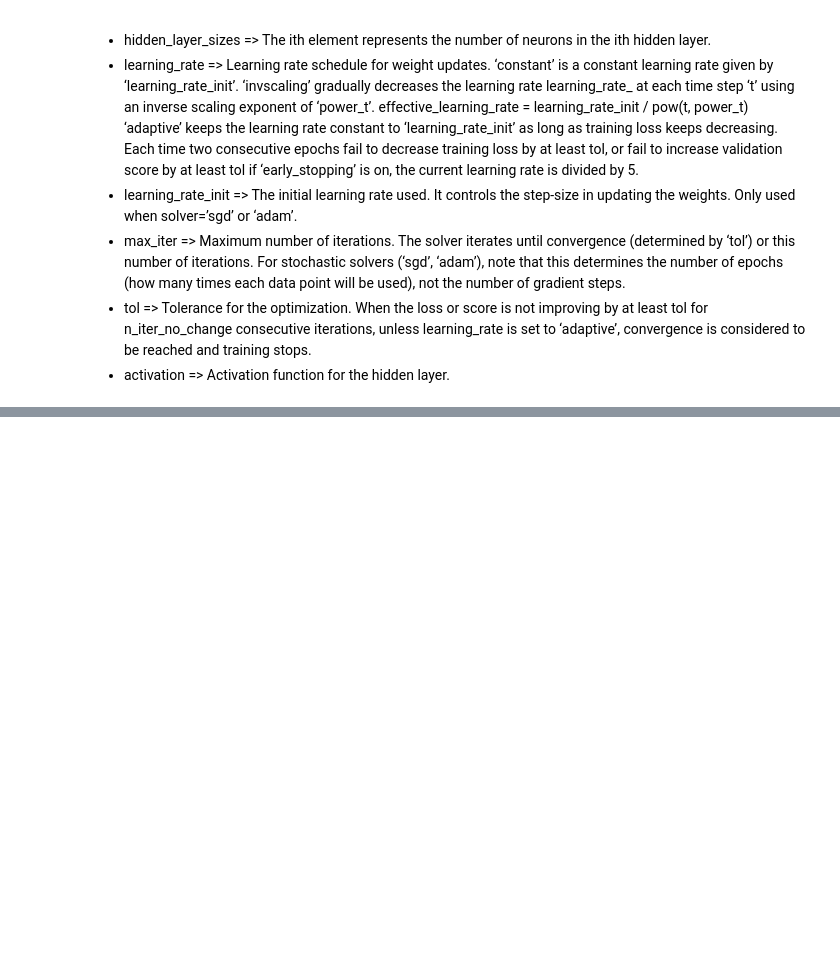
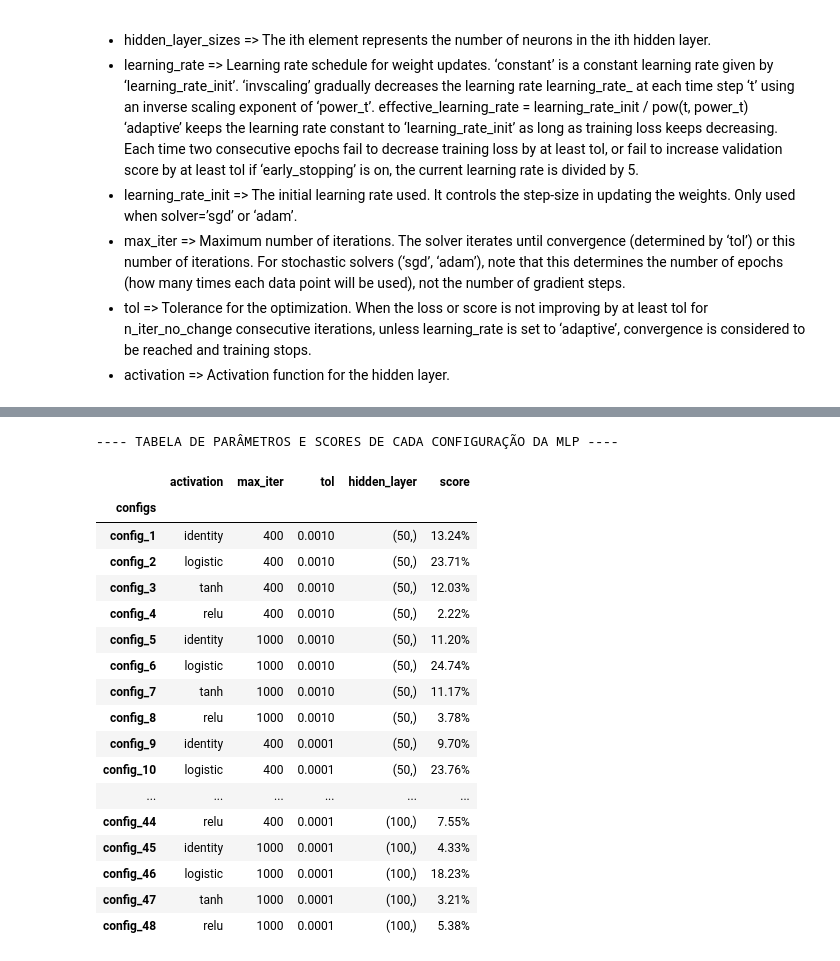
Before and after one commit to matheusraz/DS-Project, a Jupyter notebook: NewHip1.ipynb, the cells around one changed output, grey strips where cells are left out. Drawn from its saved outputs; the diff is of its cells as text; code cells hidden in the pictures; blank space fills up the shorter version.

```diff
--- a/NewHip1.ipynb
+++ b/NewHip1.ipynb
@@ -299,0 +153,35 @@ MLPRegressor(activation='relu', alpha=0.0001, batch_size='auto', beta_1=0.9,
+# %%
+print("\n---- TABELA DE PARÂMETROS E SCORES DE CADA CONFIGURAÇÃO DA MLP ----")
+data_configs = []
+indexScores = 0
+for hiddenlayer in hidden_layer_config:
+    for tol in tol_config:
+        for maxiter in max_iter_config:
+            for activation in activation_config:
+                data_configs.append([activation,maxiter,tol,hiddenlayer,
+                                     'config_{}'.format(indexScores+1),
+                                     '{0:.2f}%'.format((round(best_scores_foreach_configuration[indexScores] * 100,2)))])
+                indexScores += 1
+df_configs = pd.DataFrame(data_configs,columns=['activation','max_iter', 'tol','hidden_layer','configs','score'])
+df_configs.set_index(['configs'],inplace=True)
+df_configs
+# %% [output]
+---- TABELA DE PARÂMETROS E SCORES DE CADA CONFIGURAÇÃO DA MLP ----
+|  | activation | max_iter | tol | hidden_layer | score |
+| configs |  |  |  |  |  |
+| config_1 | identity | 400 | 0.0010 | (50,) | 13.24% |
+| config_2 | logistic | 400 | 0.0010 | (50,) | 23.71% |
+| config_3 | tanh | 400 | 0.0010 | (50,) | 12.03% |
+| config_4 | relu | 400 | 0.0010 | (50,) | 2.22% |
+| config_5 | identity | 1000 | 0.0010 | (50,) | 11.20% |
+| config_6 | logistic | 1000 | 0.0010 | (50,) | 24.74% |
+| config_7 | tanh | 1000 | 0.0010 | (50,) | 11.17% |
+| config_8 | relu | 1000 | 0.0010 | (50,) | 3.78% |
+| config_9 | identity | 400 | 0.0001 | (50,) | 9.70% |
+| config_10 | logistic | 400 | 0.0001 | (50,) | 23.76% |
+| ... | ... | ... | ... | ... | ... |
+| config_44 | relu | 400 | 0.0001 | (100,) | 7.55% |
+| config_45 | identity | 1000 | 0.0001 | (100,) | 4.33% |
+| config_46 | logistic | 1000 | 0.0001 | (100,) | 18.23% |
+| config_47 | tanh | 1000 | 0.0001 | (100,) | 3.21% |
+| config_48 | relu | 1000 | 0.0001 | (100,) | 5.38% |
```
Also changed, not shown: parts of 6 cells of this notebook, 1 other file.
